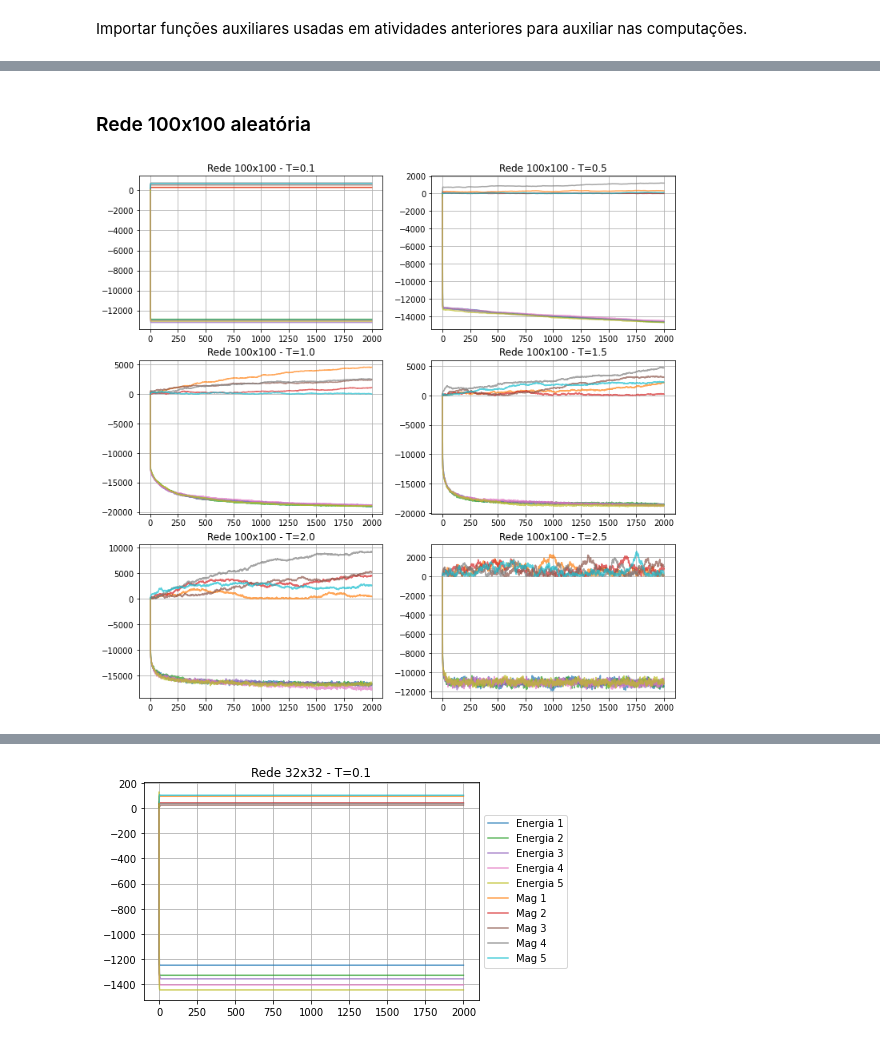
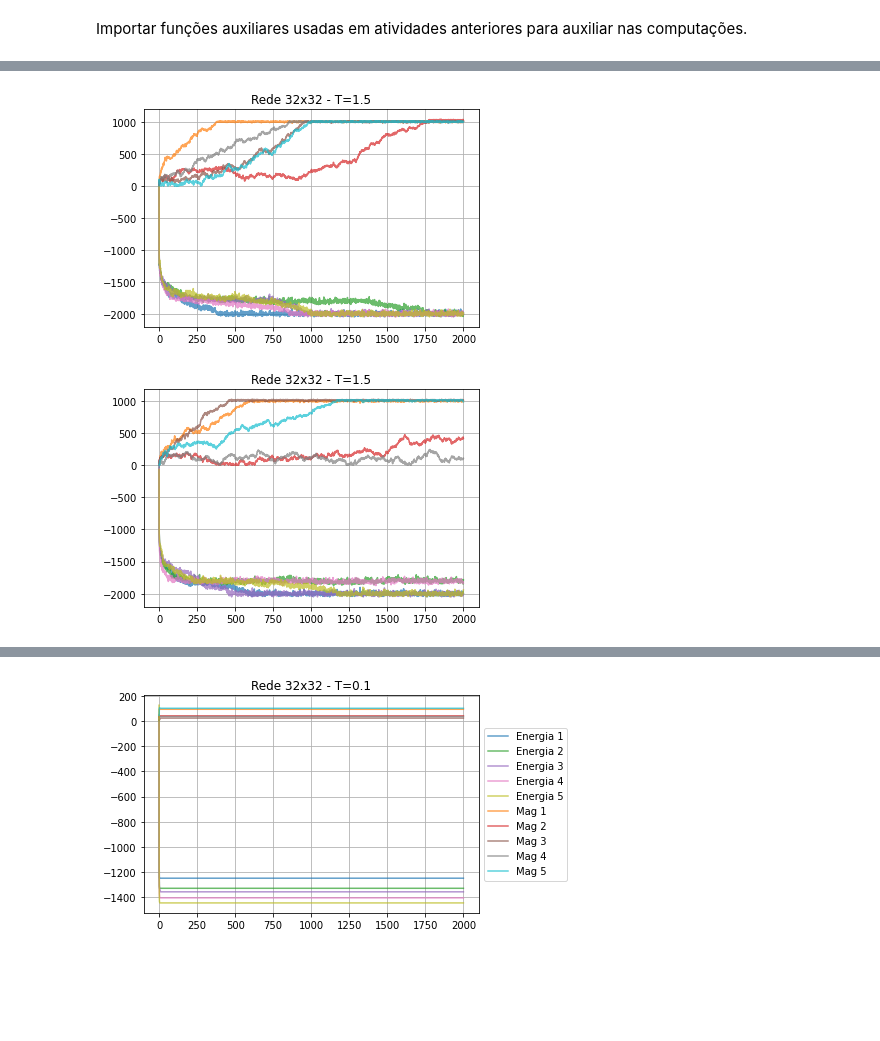
Before and after one commit to arthursl12/FisicaEstatistica, a Jupyter notebook: Metropolis.ipynb, the cells around one changed output, grey strips where cells are left out. Cells and saved outputs as stored; diff of their text form; code cells hidden in the pictures; blank space fills up the shorter version.

```diff
--- a/Metropolis.ipynb
+++ b/Metropolis.ipynb
@@ -138,9 +83,0 @@ for ax in axs.reshape(-1):
-# %%
-fig, axs = plt.subplots(3, 2,figsize=(12,12))
-i = 0
-L = 24
-for ax in axs.reshape(-1):
-    if (i == 0): i = 0.1
-    metropolis_plt(ax, L, i, 5)
-    if (i == 0.1): i = 0.5
-    else: i += 0.5
@@ -149,13 +84,30 @@ for ax in axs.reshape(-1):
-# %% [markdown]
-### Rede 100x100 aleatória
-# %%
-fig, axs = plt.subplots(3, 2,figsize=(12,12))
-i = 0
-L = 100
-for ax in axs.reshape(-1):
-    if (i == 0): i = 0.1
-    metropolis_plt(ax, L, i, 5)
-    if (i == 0.1): i = 0.5
-    else: i += 0.5
-# %% [output]
-[figure, removed]
+# %%
+def metropolis_plt(ax, L, temp, qtd, steps=2000, legend=False, s=None, title=None):
+    """
+    Executa e plota resultados de simulações do algoritmo de Metropolis
+    Pode-se definir quantas simulações são feitas com esses mesmos parâmetros
+    Pode-se fornecer um estado inicial
+    """
+    for i in range(qtd):
+        e, m = metropolis(L, temp, s=s, steps=steps)
+        ax.plot(e,label=f"Energia {i+1}", alpha=0.7)
+        ax.plot(m,label=f"Mag {i+1}", alpha=0.7)
+
+    ax.set_title(f"Rede {L}x{L} - T={round(temp,1)}")
+
+    if legend:
+        # Ordena as legendas
+        handles, labels = ax.get_legend_handles_labels()
+        labels, handles = zip(*sorted(zip(labels, handles), key=lambda t: t[0]))
+        ax.legend(handles, labels,loc='center left', bbox_to_anchor=(1, 0.5))
+
+    ax.grid()
+# %%
+metropolis_plt(plt.gca(), 32, 1.5, 5)
+# %% [output]
+[figure, added]
+# %%
+ax = plt.gca()
+metropolis_plt(plt.gca(), 32, 1.5, 5)
+# %% [output]
+[figure, added]
```
Also changed, not shown: parts of 40 cells of this notebook.
